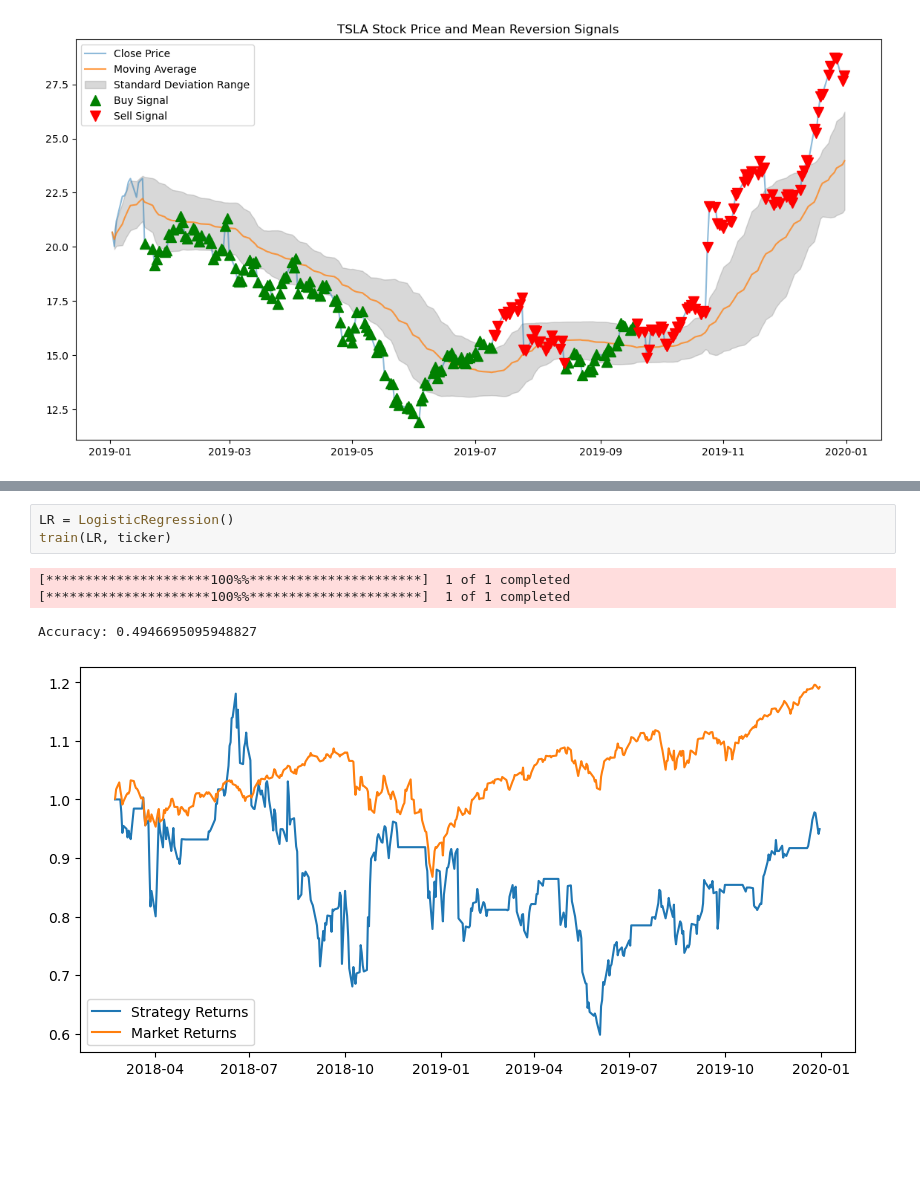
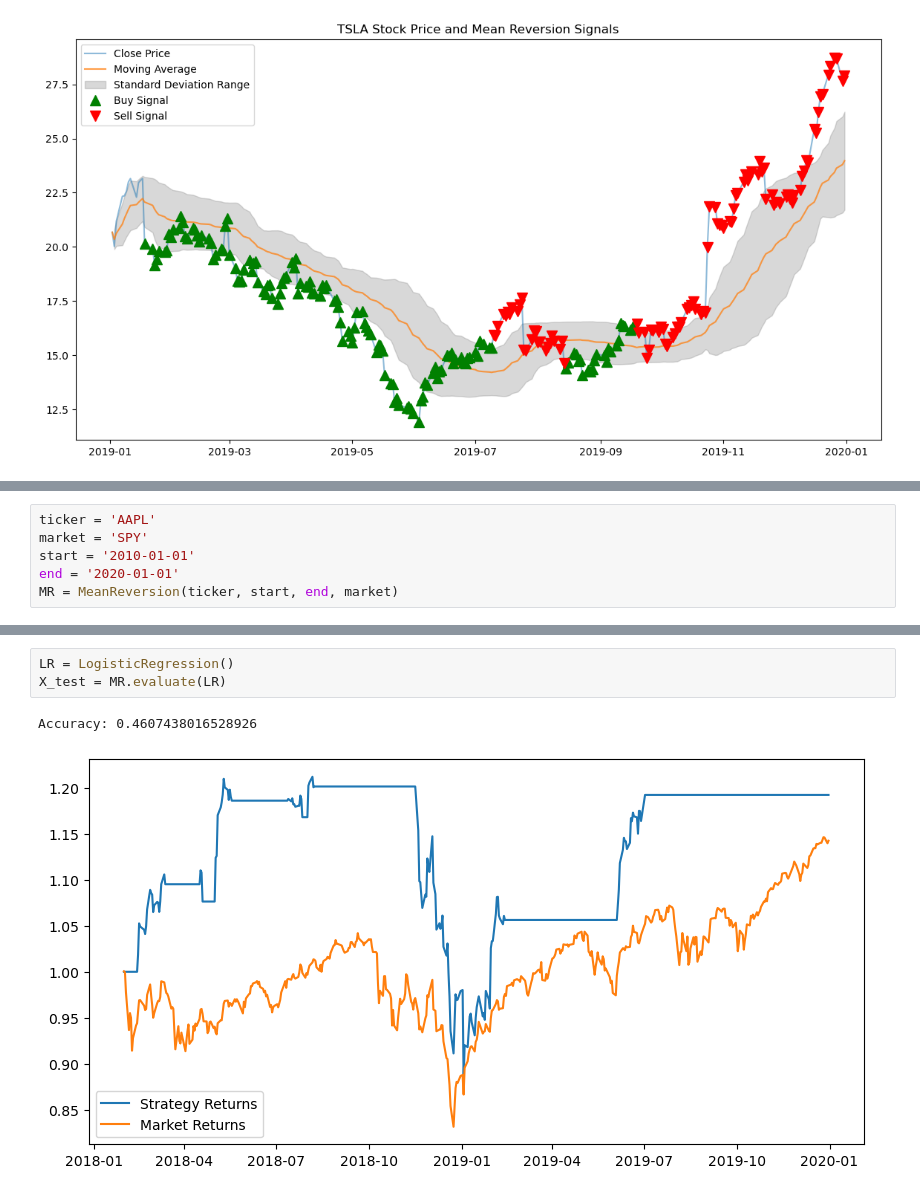
Before and after one commit to jjr2024/cs-451-quant-project, a Jupyter notebook: axiao_research.ipynb, the cells around one changed output, grey strips where cells are left out. Saved outputs shown, nothing was run; the diff lists cells and outputs as text; blank space fills up the shorter version.

```diff
--- a/axiao_research.ipynb
+++ b/axiao_research.ipynb
@@ -167,0 +174,6 @@ def train(model, ticker):
+# %%
+ticker = 'AAPL'
+market = 'SPY'
+start = '2010-01-01'
+end = '2020-01-01'
+MR = MeanReversion(ticker, start, end, market)
@@ -177,10 +189,8 @@ Accuracy: 0.488272921108742
 # %%
 LR = LogisticRegression()
-train(LR, ticker)
+X_test = MR.evaluate(LR)
 # %% [output]
-[*********************100%%**********************]  1 of 1 completed
-[*********************100%%**********************]  1 of 1 completed
+Accuracy: 0.4607438016528926
-Accuracy: 0.4946695095948827
-[figure, old version]
+[figure, new version]
 # %%
 SVM = SVC()
```
Also changed, not shown: parts of 8 cells of this notebook, 1 other file.
